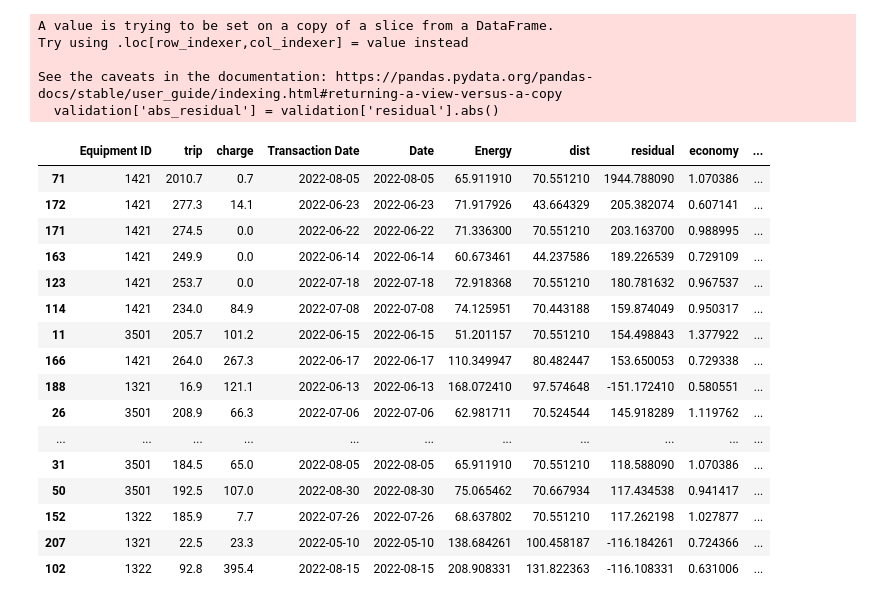
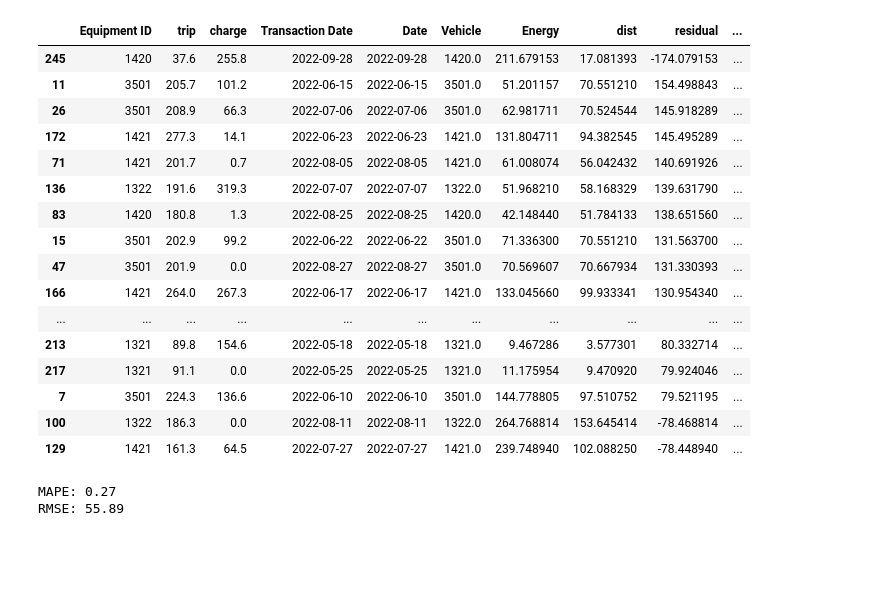
Before and after one commit to narslab/transit-electrification-futures, a Jupyter notebook: bin/jupyter/beb-validation.ipynb, the cells around one changed output. Drawn from its saved outputs; the diff is of its cells as text; code cells hidden in the pictures; blank space fills up the shorter version.

```diff
--- a/bin/jupyter/beb-validation.ipynb
+++ b/bin/jupyter/beb-validation.ipynb
@@ -13,2 +35,13 @@ df_beb=df[df['Powertrain'] == 'electric'].copy()
 # %%
-df_beb=df_beb[df_beb['Vehicle'] == 3501].copy()
+# Convert date columns to datetime if they are not already
+df_beb['Date'] = pd.to_datetime(df_beb['Date'])
+validation['Transaction Date'] = pd.to_datetime(validation['Transaction Date'])
+
+# Group by Date and Vehicle in df_beb and sum the Energy
+grouped_energy = df_beb.groupby(['Date', 'Vehicle'])[['Energy', 'dist']].sum().reset_index()
+
+# Merge the dataframes
+merged_df = pd.merge(validation, grouped_energy,
+                     left_on=['Transaction Date', 'Equipment ID'],
+                     right_on=['Date', 'Vehicle'],
+                     how='left')
@@ -58,4 +48,8 @@ validation
 # %%
-validation.dropna(subset=['Energy'], inplace=True)
-validation
+# Drop rows where 'trip' or 'Predicted Energy' is NaN
+merged_df = merged_df.dropna(subset=['trip', 'Energy'])
+
+# Drop rows where 'trip' or 'Predicted Energy' is 0
+merged_df = merged_df.query("trip != 0 and `Energy` != 0")
+merged_df
 # %% [output]
@@ -77,2 +69,2 @@ validation=validation.loc[validation['trip']!=0]
 # %%
-validation['residual']=validation['trip']-validation['Energy']
+merged_df['residual']=merged_df['trip']-merged_df['Energy']
@@ -121,2 +126,2 @@ ax.grid(color='lightgrey', linewidth=0.4)
 # %%
-validation['economy']=validation['dist']/validation['Energy']
+merged_df['economy']=merged_df['dist']/merged_df['Energy']
@@ -211,31 +194,26 @@ validation
 # %%
 # Compute the absolute value of the residuals
-validation['abs_residual'] = validation['residual'].abs()
+merged_df['abs_residual'] = merged_df['residual'].abs()
 
 # Get the top 30 rows with the largest absolute residuals
-top_30 = validation.nlargest(30, 'abs_residual')
+top_30 = merged_df.nlargest(30, 'abs_residual')
 
 top_30
 # %% [output]
-A value is trying to be set on a copy of a slice from a DataFrame.
-Try using .loc[row_indexer,col_indexer] = value instead
-
-See the caveats in the documentation: https://pandas.pydata.org/pandas-docs/stable/user_guide/indexing.html#returning-a-view-versus-a-copy
-  validation['abs_residual'] = validation['residual'].abs()
-|  | Equipment ID | trip | charge | Transaction Date | Date | Energy | dist | residual | economy | ... |
-| 71 | 1421 | 2010.7 | 0.7 | 2022-08-05 | 2022-08-05 | 65.911910 | 70.551210 | 1944.788090 | 1.070386 | ... |
-| 172 | 1421 | 277.3 | 14.1 | 2022-06-23 | 2022-06-23 | 71.917926 | 43.664329 | 205.382074 | 0.607141 | ... |
-| 171 | 1421 | 274.5 | 0.0 | 2022-06-22 | 2022-06-22 | 71.336300 | 70.551210 | 203.163700 | 0.988995 | ... |
-| 163 | 1421 | 249.9 | 0.0 | 2022-06-14 | 2022-06-14 | 60.673461 | 44.237586 | 189.226539 | 0.729109 | ... |
-| 123 | 1421 | 253.7 | 0.0 | 2022-07-18 | 2022-07-18 | 72.918368 | 70.551210 | 180.781632 | 0.967537 | ... |
-| 114 | 1421 | 234.0 | 84.9 | 2022-07-08 | 2022-07-08 | 74.125951 | 70.443188 | 159.874049 | 0.950317 | ... |
-| 11 | 3501 | 205.7 | 101.2 | 2022-06-15 | 2022-06-15 | 51.201157 | 70.551210 | 154.498843 | 1.377922 | ... |
-| 166 | 1421 | 264.0 | 267.3 | 2022-06-17 | 2022-06-17 | 110.349947 | 80.482447 | 153.650053 | 0.729338 | ... |
-| 188 | 1321 | 16.9 | 121.1 | 2022-06-13 | 2022-06-13 | 168.072410 | 97.574648 | -151.172410 | 0.580551 | ... |
-| 26 | 3501 | 208.9 | 66.3 | 2022-07-06 | 2022-07-06 | 62.981711 | 70.524544 | 145.918289 | 1.119762 | ... |
+|  | Equipment ID | trip | charge | Transaction Date | Date | Vehicle | Energy | dist | residual | ... |
+| 245 | 1420 | 37.6 | 255.8 | 2022-09-28 | 2022-09-28 | 1420.0 | 211.679153 | 17.081393 | -174.079153 | ... |
+| 11 | 3501 | 205.7 | 101.2 | 2022-06-15 | 2022-06-15 | 3501.0 | 51.201157 | 70.551210 | 154.498843 | ... |
+| 26 | 3501 | 208.9 | 66.3 | 2022-07-06 | 2022-07-06 | 3501.0 | 62.981711 | 70.524544 | 145.918289 | ... |
+| 172 | 1421 | 277.3 | 14.1 | 2022-06-23 | 2022-06-23 | 1421.0 | 131.804711 | 94.382545 | 145.495289 | ... |
+| 71 | 1421 | 201.7 | 0.7 | 2022-08-05 | 2022-08-05 | 1421.0 | 61.008074 | 56.042432 | 140.691926 | ... |
+| 136 | 1322 | 191.6 | 319.3 | 2022-07-07 | 2022-07-07 | 1322.0 | 51.968210 | 58.168329 | 139.631790 | ... |
+| 83 | 1420 | 180.8 | 1.3 | 2022-08-25 | 2022-08-25 | 1420.0 | 42.148440 | 51.784133 | 138.651560 | ... |
+| 15 | 3501 | 202.9 | 99.2 | 2022-06-22 | 2022-06-22 | 3501.0 | 71.336300 | 70.551210 | 131.563700 | ... |
+| 47 | 3501 | 201.9 | 0.0 | 2022-08-27 | 2022-08-27 | 3501.0 | 70.569607 | 70.667934 | 131.330393 | ... |
+| 166 | 1421 | 264.0 | 267.3 | 2022-06-17 | 2022-06-17 | 1421.0 | 133.045660 | 99.933341 | 130.954340 | ... |
 | ... | ... | ... | ... | ... | ... | ... | ... | ... | ... | ... |
-| 31 | 3501 | 184.5 | 65.0 | 2022-08-05 | 2022-08-05 | 65.911910 | 70.551210 | 118.588090 | 1.070386 | ... |
-| 50 | 3501 | 192.5 | 107.0 | 2022-08-30 | 2022-08-30 | 75.065462 | 70.667934 | 117.434538 | 0.941417 | ... |
-| 152 | 1322 | 185.9 | 7.7 | 2022-07-26 | 2022-07-26 | 68.637802 | 70.551210 | 117.262198 | 1.027877 | ... |
-| 207 | 1321 | 22.5 | 23.3 | 2022-05-10 | 2022-05-10 | 138.684261 | 100.458187 | -116.184261 | 0.724366 | ... |
-| 102 | 1322 | 92.8 | 395.4 | 2022-08-15 | 2022-08-15 | 208.908331 | 131.822363 | -116.108331 | 0.631006 | ... |
+| 213 | 1321 | 89.8 | 154.6 | 2022-05-18 | 2022-05-18 | 1321.0 | 9.467286 | 3.577301 | 80.332714 | ... |
+| 217 | 1321 | 91.1 | 0.0 | 2022-05-25 | 2022-05-25 | 1321.0 | 11.175954 | 9.470920 | 79.924046 | ... |
+| 7 | 3501 | 224.3 | 136.6 | 2022-06-10 | 2022-06-10 | 3501.0 | 144.778805 | 97.510752 | 79.521195 | ... |
+| 100 | 1322 | 186.3 | 0.0 | 2022-08-11 | 2022-08-11 | 1322.0 | 264.768814 | 153.645414 | -78.468814 | ... |
+| 129 | 1421 | 161.3 | 64.5 | 2022-07-27 | 2022-07-27 | 1421.0 | 239.748940 | 102.088250 | -78.448940 | ... |
@@ -241,0 +226,12 @@ See the caveats in the documentation: https://pandas.pydata.org/pandas-docs/stab
+# %%
+# Compute MAPE
+mape = mean_absolute_percentage_error(test_system_df['trip'], test_system_df['Energy'])
+
+# Compute RMSE
+rmse = np.sqrt(mean_squared_error(test_system_df['trip'], test_system_df['Energy']))
+
+print(f"MAPE: {mape:.2f}")
+print(f"RMSE: {rmse:.2f}")
+# %% [output]
+MAPE: 0.27
+RMSE: 55.89
```
Also changed, not shown: parts of 30 cells of this notebook, 4 other files.
